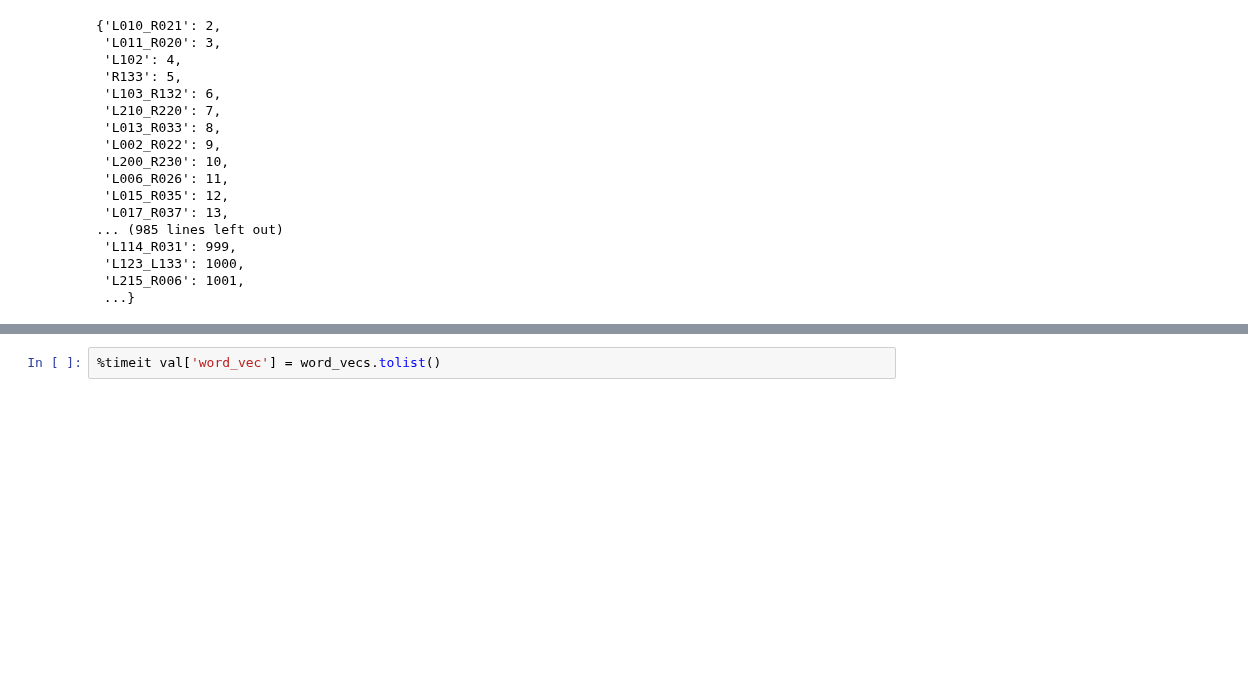
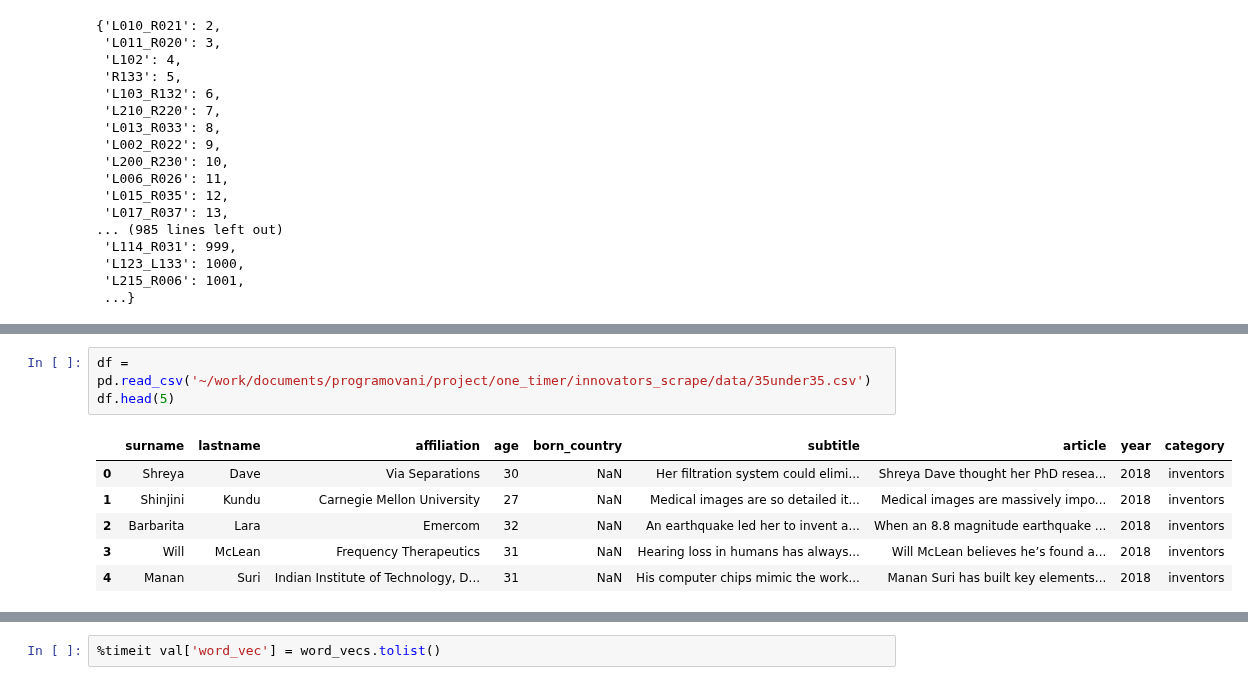
Before and after one commit to ronaldluc/DeepSaber, a Jupyter notebook: research/action_vectors/create_action_embeddings.ipynb, the cells around one changed output, grey strips where cells are left out. Drawn from its saved outputs; the diff is of its cells as text; blank space fills up the shorter version.

```diff
--- a/research/action_vectors/create_action_embeddings.ipynb
+++ b/research/action_vectors/create_action_embeddings.ipynb
@@ -834,0 +837,10 @@ train.head()
+# %%
+df = pd.read_csv('~/work/documents/programovani/project/one_timer/innovators_scrape/data/35under35.csv')
+df.head(5)
+# %% [output]
+|  | surname | lastname | affiliation | age | born_country | subtitle | article | year | category |
+| 0 | Shreya | Dave | Via Separations | 30 | NaN | Her filtration system could elimi... | Shreya Dave thought her PhD resea... | 2018 | inventors |
+| 1 | Shinjini | Kundu | Carnegie Mellon University | 27 | NaN | Medical images are so detailed it... | Medical images are massively impo... | 2018 | inventors |
+| 2 | Barbarita | Lara | Emercom | 32 | NaN | An earthquake led her to invent a... | When an 8.8 magnitude earthquake ... | 2018 | inventors |
+| 3 | Will | McLean | Frequency Therapeutics | 31 | NaN | Hearing loss in humans has always... | Will McLean believes he’s found a... | 2018 | inventors |
+| 4 | Manan | Suri | Indian Institute of Technology, D... | 31 | NaN | His computer chips mimic the work... | Manan Suri has built key elements... | 2018 | inventors |
```
Also changed, not shown: parts of 9 cells of this notebook, 6 other files.
